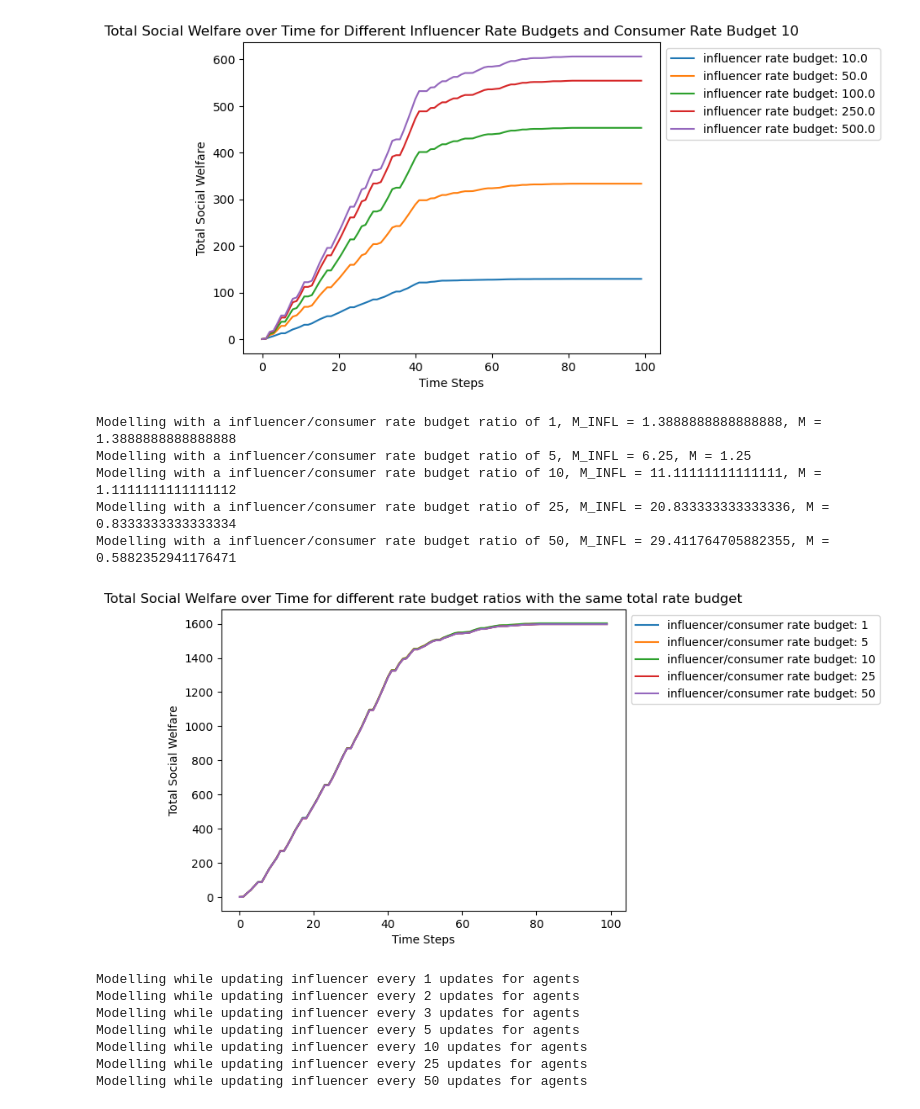
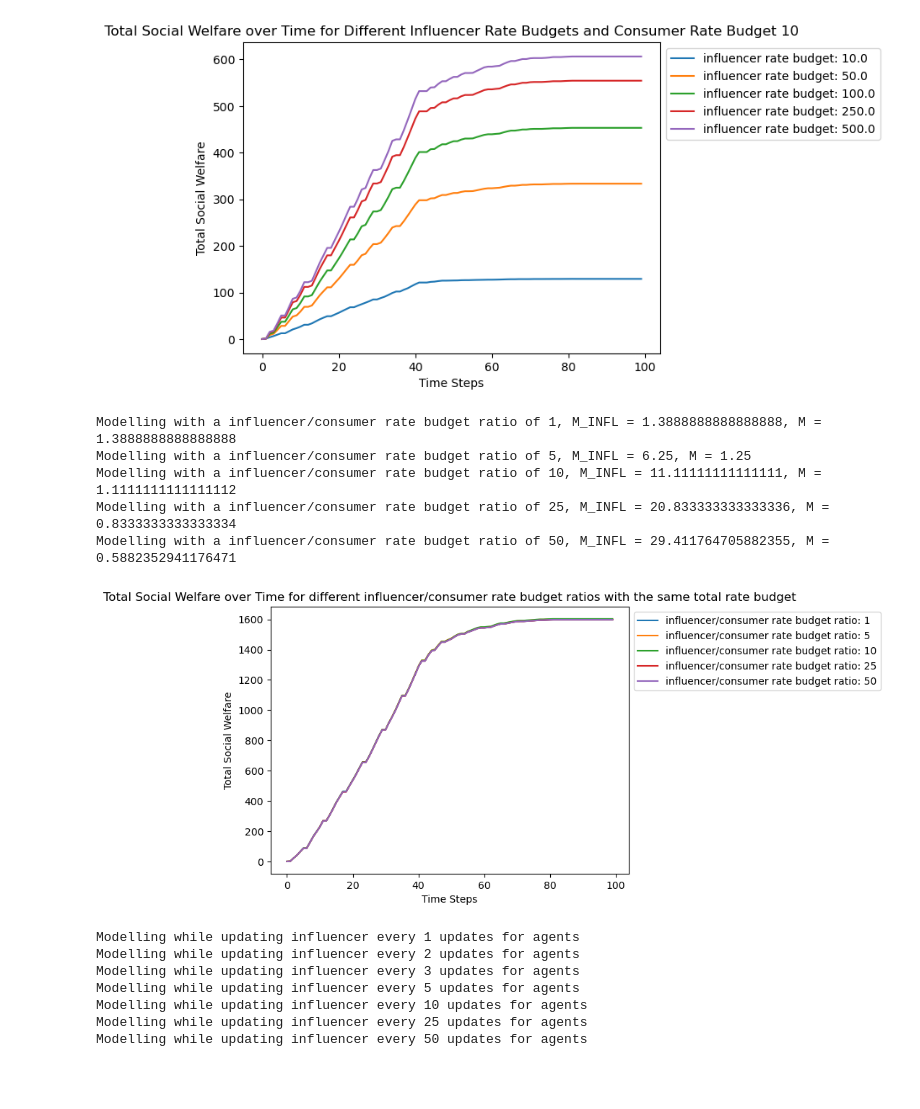
Before and after one commit to raymondmliu/multiagent-content-market, a Jupyter notebook: results.ipynb, the cells around one changed output. Drawn from its saved outputs; the diff is of its cells as text; code cells hidden in the pictures; blank space fills up the shorter version.

Commit message:
Finished new results/visualizations and limited information model

```diff
--- a/results.ipynb
+++ b/results.ipynb
@@ -13,22 +12,30 @@ from scheduler import AlternatingScheduler
 """
 TESTING CELL
 """
+import numpy as np
+from model_classes import ContentMarketModel, InfoAccessEnum
+import matplotlib.pyplot as plt
+
 # Ensure results are reproducible
 np.random.seed(0)
 
-num_steps = 100
+num_steps = 300
 
 default_min_params = {
     'method': 'SLSQP',
 }
 
 default_params = {
-    'num_members': 35,
-    'M': 5.0,
-    'M_INFL': 25.0,
-    'is_perfect': True,
-    'verbose': False,
-    'influencer_update_frequency': 5
+    'num_members': 25,          # Number of community members
+    'M': 5.0,                   # Rate budget for consumer
+    'M_INFL': 25.0,             # Rate limit for influencer
+    'info_access': InfoAccessEnum.LIMITED_MANUAL,         # Perfect information or not
+    'verbose': True,
+    'infl_update_frequency': 5, # How many times member updates before an influencer updates
+    'B_0': 0.5,                 # Prob. that content produced from outside sources is of interest to content consumers
+    'ALPHA': 1.0,               # Delay sensitivity for content consumers
+    'R_P': 1.0,                 # Rate at which content producers create new content
+    'R_0': 1.0,                 # Rate at which sources outside the community create new content
 }
 
 default_f = lambda x: np.exp(-x)
@@ -210,35 +301,35 @@ for n in [1, 5, 10, 25, 50]:
     model = ContentMarketModel(
         params = params,
         main_topics = main_topics,
         prod_topics = prod_topics,
         infl_alloc = infl_alloc,
         mems_alloc = mems_alloc,
         min_params = min_params,
         f = default_f,
         g = default_g
     )
 
     for i in range(num_steps):
         model.step()
 
     agent_df = model.datacollector.get_agent_vars_dataframe()
     model_df = model.datacollector.get_model_vars_dataframe()
 
-    plt.plot(model_df["Total Social Welfare"], label = f"influencer/consumer rate budget: {n}")
+    plt.plot(model_df["Total Social Welfare"], label = f"influencer/consumer rate budget ratio: {n}")
 
 plt.xlabel("Time Steps")
 plt.ylabel("Total Social Welfare")
 plt.legend()
 plt.title("Total Social Welfare over Time for different influencer/consumer rate budget ratios with the same total rate budget")
 plt.legend(bbox_to_anchor=(1, 1), loc="upper left")
 plt.show()
 # %% [output]
 Modelling with a influencer/consumer rate budget ratio of 1, M_INFL = 1.3888888888888888, M = 1.3888888888888888
 Modelling with a influencer/consumer rate budget ratio of 5, M_INFL = 6.25, M = 1.25
 Modelling with a influencer/consumer rate budget ratio of 10, M_INFL = 11.11111111111111, M = 1.1111111111111112
 Modelling with a influencer/consumer rate budget ratio of 25, M_INFL = 20.833333333333336, M = 0.8333333333333334
 Modelling with a influencer/consumer rate budget ratio of 50, M_INFL = 29.411764705882355, M = 0.5882352941176471
-[figure, old version]
+[figure, new version]
 # %%
 """
 VARYING INFLUENCER UPDATE FREQUENCIES
```
Also changed, not shown: parts of 4 cells of this notebook, 15 other files.
